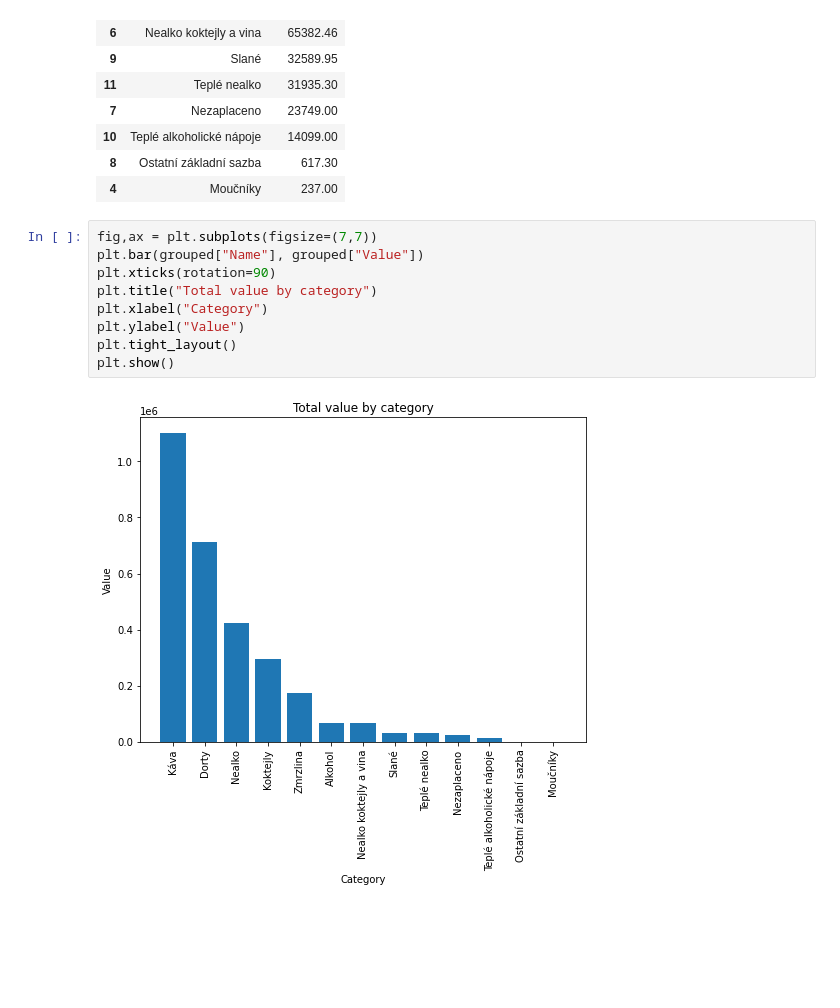
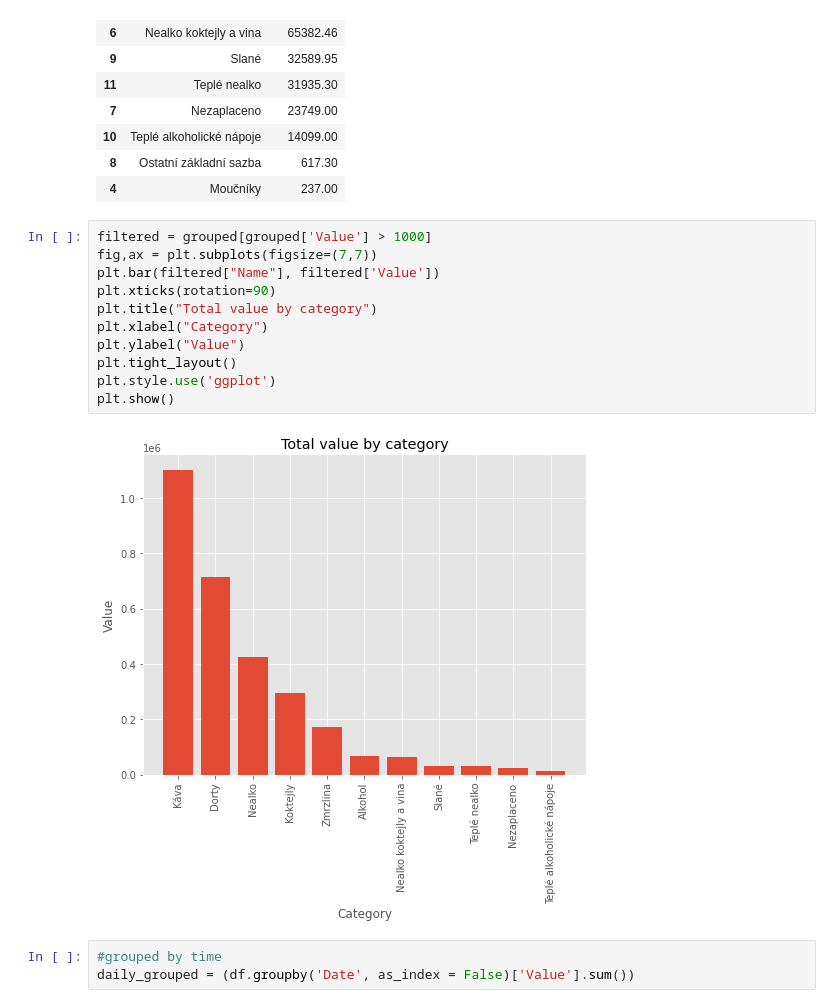
Before and after one commit to AdamLazil/Coffee_house_data, a Jupyter notebook: quickOverview.ipynb, the cells around one changed output. Saved outputs shown, nothing was run; the diff lists cells and outputs as text; blank space fills up the shorter version.

```diff
--- a/quickOverview.ipynb
+++ b/quickOverview.ipynb
@@ -59,13 +60,18 @@ grouped
 | 8 | Ostatní základní sazba | 617.30 |
 | 4 | Moučníky | 237.00 |
 # %%
+filtered = grouped[grouped['Value'] > 1000]
 fig,ax = plt.subplots(figsize=(7,7))
-plt.bar(grouped["Name"], grouped["Value"])
+plt.bar(filtered["Name"], filtered['Value'])
 plt.xticks(rotation=90)
 plt.title("Total value by category")
 plt.xlabel("Category")
 plt.ylabel("Value")
 plt.tight_layout()
+plt.style.use('ggplot')
 plt.show()
 # %% [output]
-[figure, old version]
+[figure, new version]
+# %%
+#grouped by time
+daily_grouped = (df.groupby('Date', as_index = False)['Value'].sum())
```
Also changed, not shown: parts of 3 cells of this notebook.
